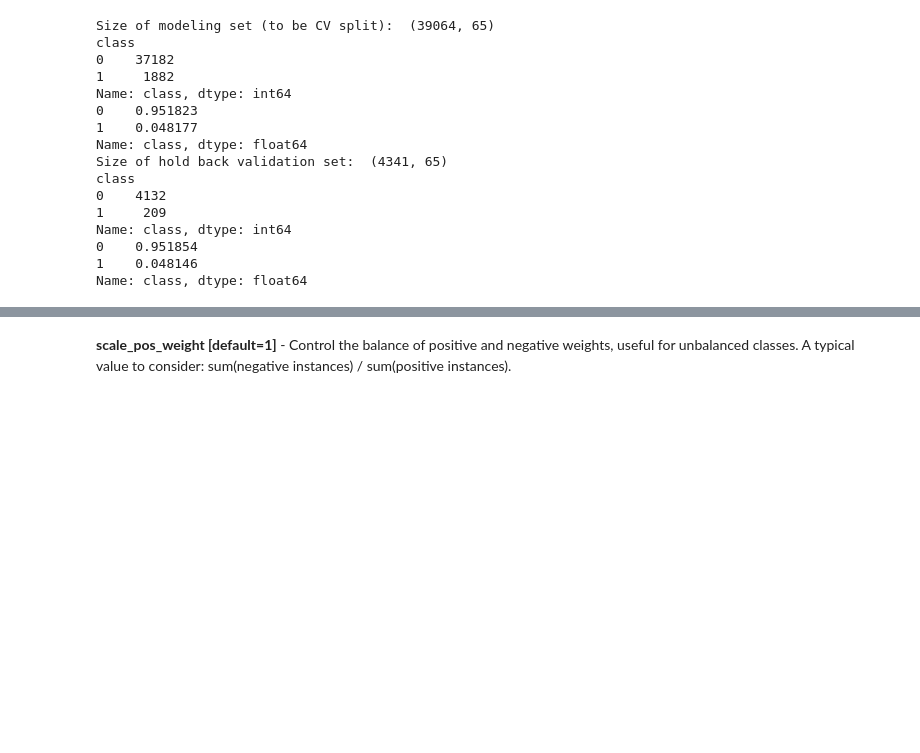
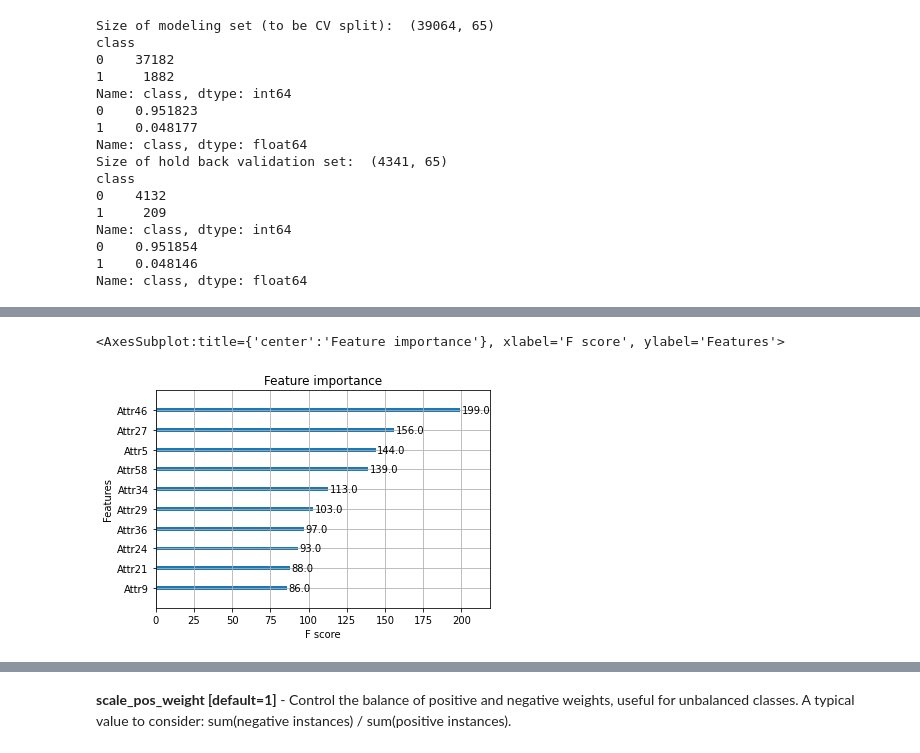
Before and after one commit to JosephLazarus/QTW, a Jupyter notebook: Case Study 4/WorkingFiles/CaseStudy4_PR2.ipynb, the cells around one changed output, grey strips where cells are left out. Saved outputs shown, nothing was run; the diff lists cells and outputs as text; code cells hidden in the pictures; blank space fills up the shorter version.

```diff
--- a/Case Study 4/WorkingFiles/CaseStudy4_PR2.ipynb
+++ b/Case Study 4/WorkingFiles/CaseStudy4_PR2.ipynb
@@ -134,0 +196,30 @@ Y_test = Y_test.astype(int)
+# %%
+from sklearn.model_selection import cross_validate
+
+best_param = {'model__scale_pos_weight': 20, 'model__gamma': 1.5, 'model__eta': 0.5}
+
+scalar_obj = ColumnTransformer(transformers=[('StandardScaler', StandardScaler(), X_train.columns)], remainder='passthrough') # Default is to drop untransformed columns
+
+xgb_model = XGBClassifier(
+    nthread = 4,
+    seed = 42,
+    scale_pos_weight = 20,
+    gamma = 1.5,
+    eta = 0.5,
+    max_depth = 30
+)
+
+pipeline = Pipeline([
+    ('standard_scaler', scalar_obj),
+    ('model', xgb_model)
+])
+
+xgb_model_scores = cross_validate(pipeline, X_train, y_train, cv=5, scoring=scorer, error_score="raise")
+
+print("Precision(all models) = ",xgb_model_scores['test_precision'])
+print("Recall(all models) = ",xgb_model_scores['test_recall'])
+print("F1(all models) = ",xgb_model_scores['test_f1'])
+print("\n")
+print("Mean Precision = ",xgb_model_scores['test_precision'].mean())
+print("Mean Recall = ",xgb_model_scores['test_recall'].mean())
+print("Mean F1 = ",xgb_model_scores['test_f1'].mean())
@@ -134,0 +235,9 @@ Y_test = Y_test.astype(int)
+# %%
+xgb_model.fit(X_train, y_train)
+print("Detailed classification report:")
+print("The model is trained on the full development set.")
+print("The scores are computed on the full evaluation set.")
+print()
+y_true, y_pred = y_test, xgb_model.predict(X_test)
+print(classification_report(y_true, y_pred))
+print()
@@ -135,3 +257,10 @@ Y_test = Y_test.astype(int)
+# %%
+from xgboost import plot_importance
+
+plot_importance(xgb_model, max_num_features=10)
+# %% [output]
+<AxesSubplot:title={'center':'Feature importance'}, xlabel='F score', ylabel='Features'>
+[figure, added]
 # %%
 import xgboost as xgb
 
```
Also changed, not shown: parts of 9 cells of this notebook.
